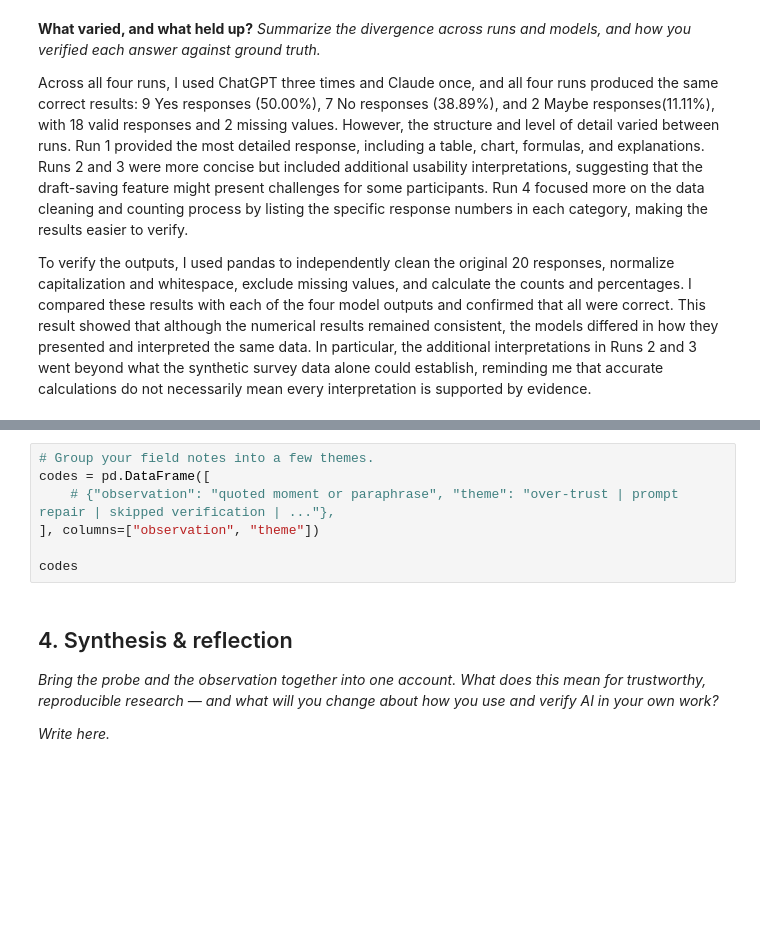
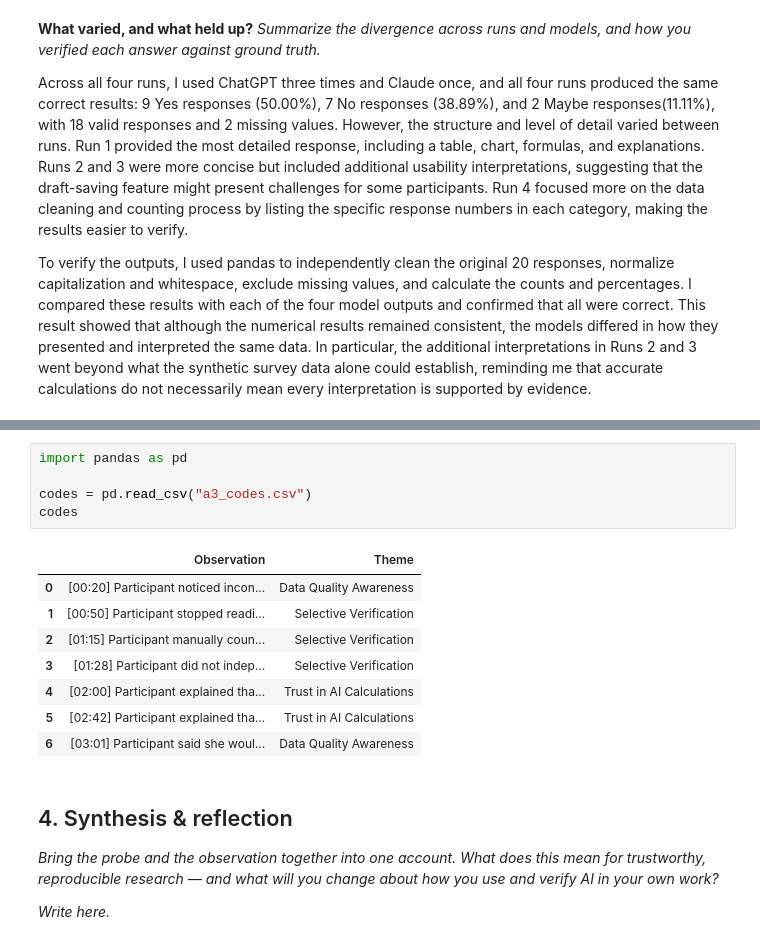
Before and after one commit to ywang254-a11y/hcde-410, a Jupyter notebook: A3/A3_watching_the_machine_starter.ipynb, the cells around one changed output, grey strips where cells are left out. Saved outputs shown, nothing was run; the diff lists cells and outputs as text; blank space fills up the shorter version.

```diff
--- a/A3/A3_watching_the_machine_starter.ipynb
+++ b/A3/A3_watching_the_machine_starter.ipynb
@@ -131,10 +165,17 @@ _Add your notes here._
 # %%
-# Group your field notes into a few themes.
-codes = pd.DataFrame([
-    # {"observation": "quoted moment or paraphrase", "theme": "over-trust | prompt repair | skipped verification | ..."},
-], columns=["observation", "theme"])
+import pandas as pd
 
+codes = pd.read_csv("a3_codes.csv")
 codes
+# %% [output]
+|  | Observation | Theme |
+| 0 | [00:20] Participant noticed incon... | Data Quality Awareness |
+| 1 | [00:50] Participant stopped readi... | Selective Verification |
+| 2 | [01:15] Participant manually coun... | Selective Verification |
+| 3 | [01:28] Participant did not indep... | Selective Verification |
+| 4 | [02:00] Participant explained tha... | Trust in AI Calculations |
+| 5 | [02:42] Participant explained tha... | Trust in AI Calculations |
+| 6 | [03:01] Participant said she woul... | Data Quality Awareness |
 # %% [markdown]
 ## 4. Synthesis & reflection
 
```
Also changed, not shown: parts of 2 cells of this notebook, 1 other file.
